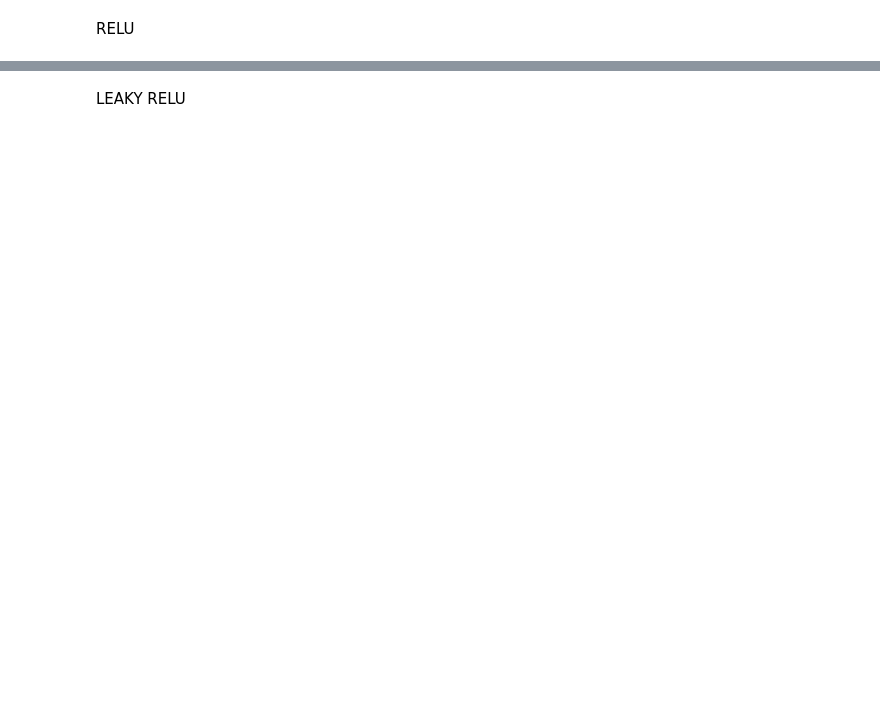
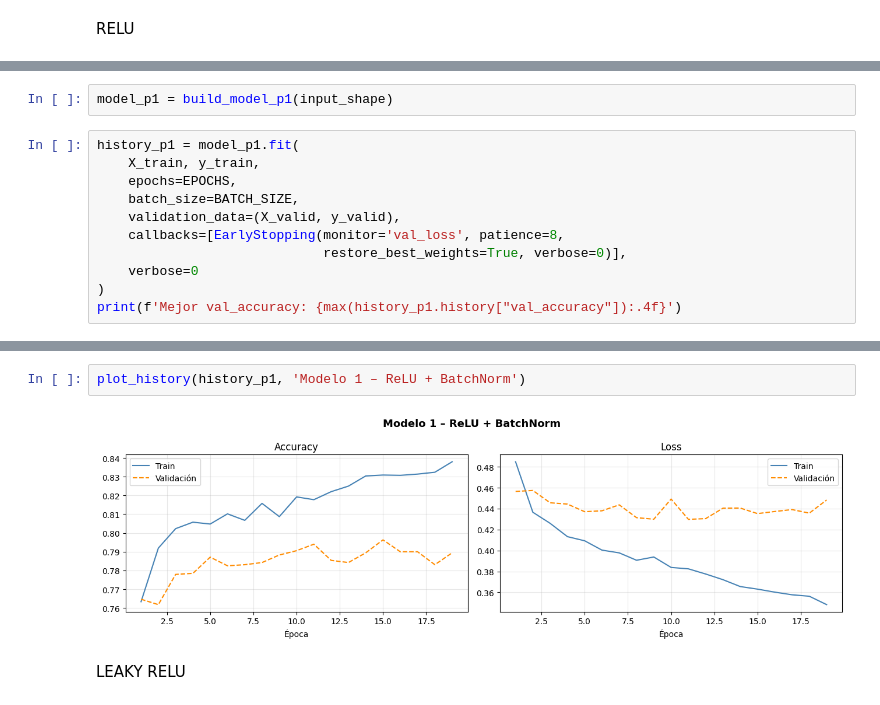
Before and after one commit to EduFergo/ml-test, a Jupyter notebook: spaceship-titanic-with-tfdf.ipynb, the cells around one changed output, grey strips where cells are left out. Drawn from its saved outputs; the diff is of its cells as text; blank space fills up the shorter version.

```diff
--- a/spaceship-titanic-with-tfdf.ipynb
+++ b/spaceship-titanic-with-tfdf.ipynb
@@ -339,0 +277,13 @@ plot_history(history_p1, "Modelo Punto 1 (ReLU + BN)")
+# %%
+model_p1 = build_model_p1(input_shape)
+# %%
+history_p1 = model_p1.fit(
+    X_train, y_train,
+    epochs=EPOCHS,
+    batch_size=BATCH_SIZE,
+    validation_data=(X_valid, y_valid),
+    callbacks=[EarlyStopping(monitor='val_loss', patience=8,
+                             restore_best_weights=True, verbose=0)],
+    verbose=0
+)
+print(f'Mejor val_accuracy: {max(history_p1.history["val_accuracy"]):.4f}')
@@ -340,3 +315,7 @@ plot_history(history_p1, "Modelo Punto 1 (ReLU + BN)")
+# %%
+plot_history(history_p1, 'Modelo 1 – ReLU + BatchNorm')
+# %% [output]
+[figure, added]
 # %% [markdown]
 LEAKY RELU
 # %%
```
Also changed, not shown: parts of 47 cells of this notebook.
